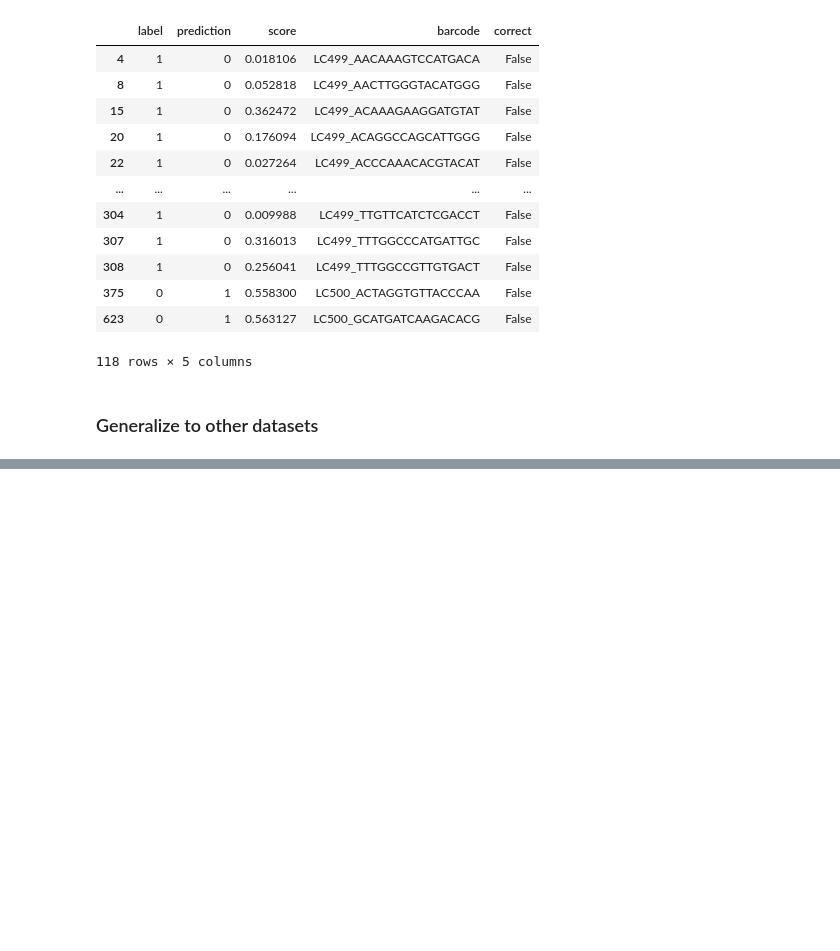
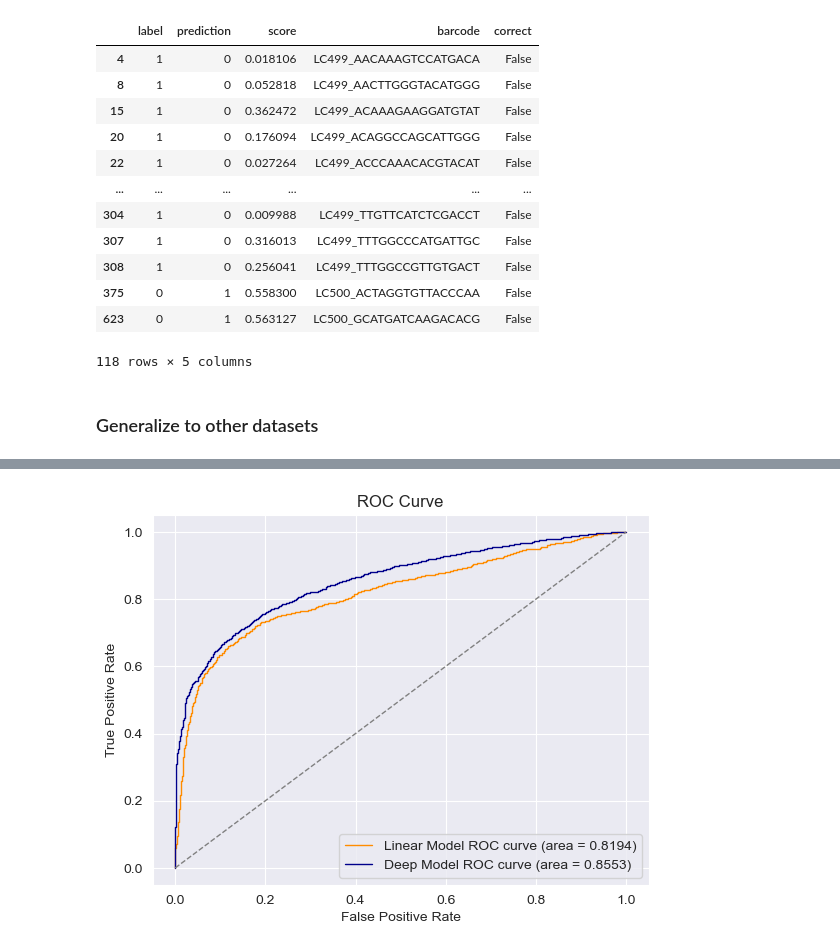
Before and after one commit to Enterprise-D/ecDNAalternative, a Jupyter notebook: model.ipynb, the cells around one changed output, grey strips where cells are left out. Drawn from its saved outputs; the diff is of its cells as text; code cells hidden in the pictures; blank space fills up the shorter version.

Commit message:
added new validation datasets.

```diff
--- a/model.ipynb
+++ b/model.ipynb
@@ -617,0 +652,14 @@ torch.save(barcode, "data/processed/barcode_676677.npy")
+# %%
+input_t1 = torch.load("data/processed/input_676677.npy").to_dense()
+label_t1 = torch.load("data/processed/label_676677.npy")
+barcode_t1 = torch.load("data/processed/barcode_676677.npy")
+
+input_t2 = torch.load("data/processed/input_729730.npy").to_dense()
+label_t2 = torch.load("data/processed/label_729730.npy")
+barcode_t2 = torch.load("data/processed/barcode_729730.npy")
+# %%
+t1_dataloader = DataLoader(TriDataset(input_t1, label_t1, barcode_t1), batch_size=batch_size, shuffle=False)
+t2_dataloader = DataLoader(TriDataset(input_t2, label_t2, barcode_t2), batch_size=batch_size, shuffle=False)
+# %%
+lm_val_pred = pd.read_csv("data/lm_summarized/prediction_676677.csv", header=None)
+lm_val_pred.columns = ["cnv", "ratio", "gini", "label","score"]
@@ -617,0 +692,31 @@ torch.save(barcode, "data/processed/barcode_676677.npy")
+# %%
+pred_summary = pd.DataFrame(
+    {"label": val_labels, "prediction": val_predictions, "score": val_scores, "barcode": val_directories})
+pred_summary["correct"] = pred_summary["label"] == pred_summary["prediction"]
+
+conf_matrix = confusion_matrix(pred_summary["label"], pred_summary["prediction"])
+tp, tn, fp, fn = conf_matrix[1, 1], conf_matrix[0, 0], conf_matrix[0, 1], conf_matrix[1, 0]
+
+accuracy = accuracy_score(pred_summary["label"], pred_summary["prediction"])
+precision = precision_score(pred_summary["label"], pred_summary["prediction"])
+recall = recall_score(pred_summary["label"], pred_summary["prediction"])
+f1 = f1_score(pred_summary["label"], pred_summary["prediction"])
+specificity = tn / (tn + fp)
+# %%
+fpr_lm, tpr_lm, _ = roc_curve(lm_val_pred["label"], lm_val_pred["score"])
+roc_auc_lm = auc(fpr_lm, tpr_lm)
+
+fpr_cnn, tpr_cnn, _ = roc_curve(pred_summary["label"], pred_summary["score"])
+roc_auc_cnn = auc(fpr_cnn, tpr_cnn)
+
+plt.figure()
+plt.plot(fpr_lm, tpr_lm, color='darkorange', lw=1, label='Linear Model ROC curve (area = {:.4f})'.format(roc_auc_lm))
+plt.plot(fpr_cnn, tpr_cnn, color='darkblue', lw=1, label='Deep Model ROC curve (area = {:.4f})'.format(roc_auc_cnn))
+plt.plot([0, 1], [0, 1], color='grey', lw=1, linestyle='--')
+plt.xlabel('False Positive Rate')
+plt.ylabel('True Positive Rate')
+plt.title('ROC Curve')
+plt.legend(loc='lower right')
+plt.show()
+# %% [output]
+[figure, added]
```
Also changed, not shown: parts of 19 cells of this notebook.
